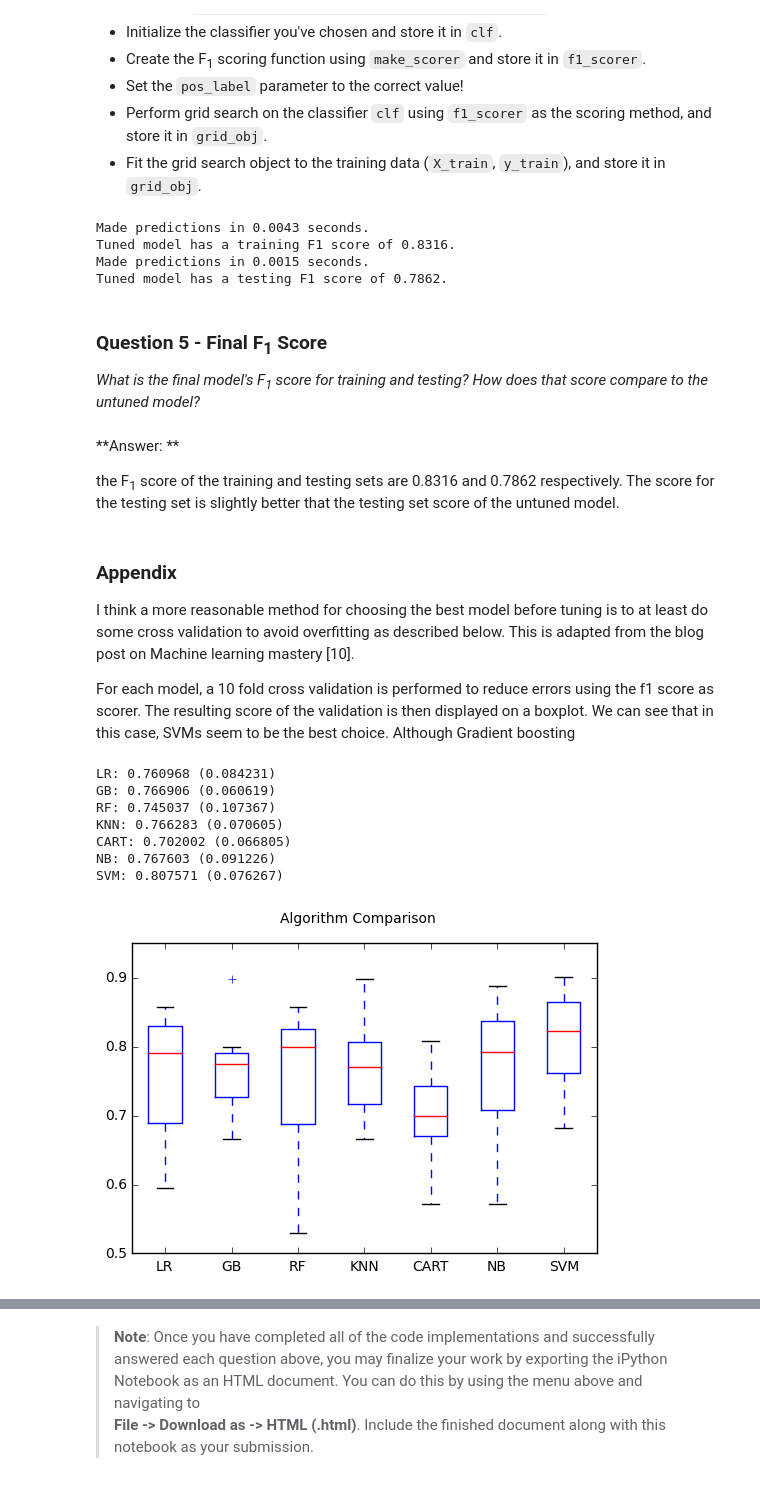
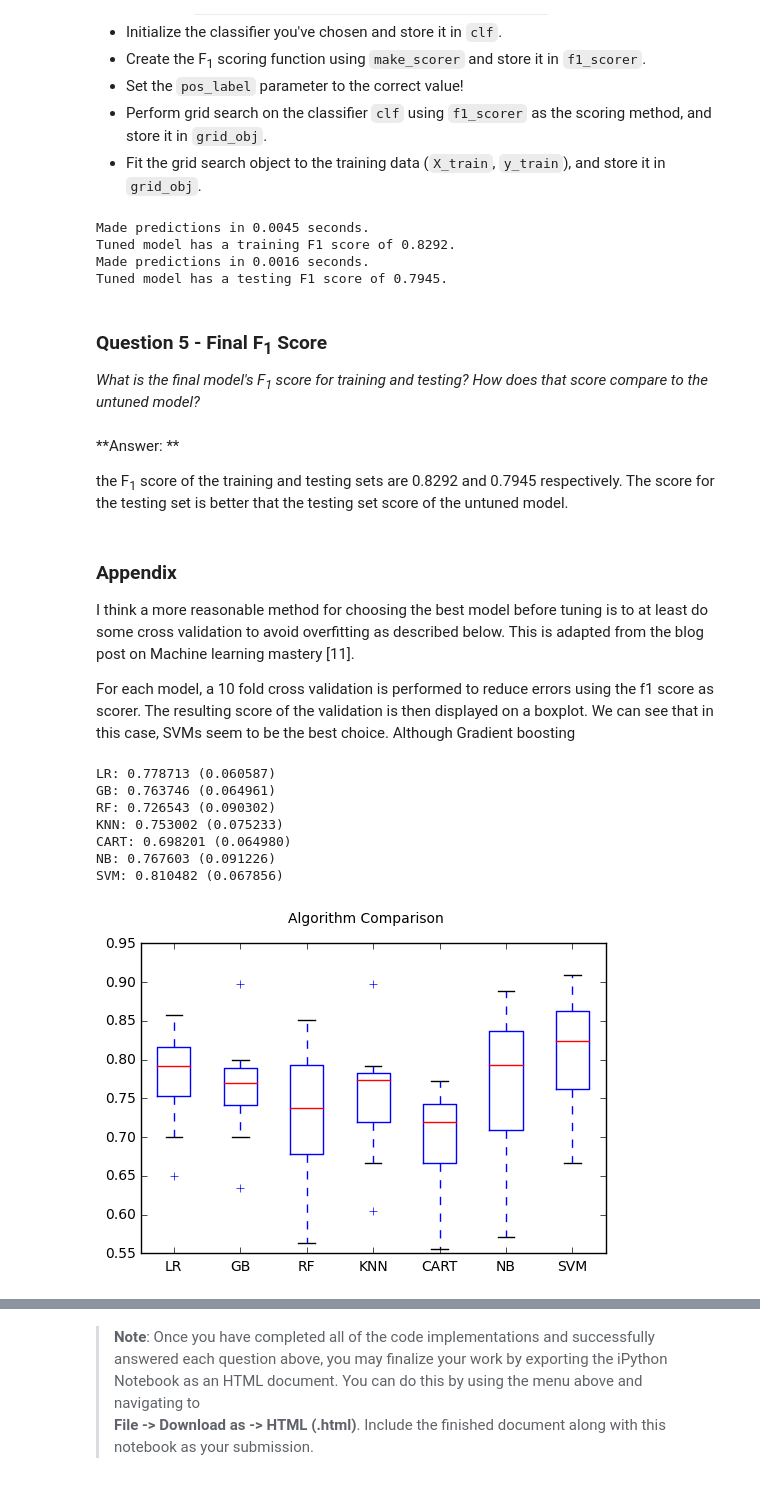
Before and after one commit to alpha-ibrahim/Udacity-machine-learning-engineer, a Jupyter notebook: student_intervention/student_intervention.ipynb, the cells around one changed output, grey strips where cells are left out. Drawn from its saved outputs; the diff is of its cells as text; code cells hidden in the pictures.

Commit message:
added the description of the kernel trick and scaled the data for svm.

```diff
--- a/student_intervention/student_intervention.ipynb
+++ b/student_intervention/student_intervention.ipynb
@@ -333,18 +333,27 @@ from sklearn.svm import SVC
 
 # TODO: Initialize the three models
 clf_A = DecisionTreeClassifier(random_state=0)
-clf_B = ensemble.GradientBoostingClassifier()
+clf_B = ensemble.GradientBoostingClassifier(random_state=0)
 clf_C = SVC()
 
+# import preprocessing to scale data for SVM
+from sklearn import preprocessing
 
+#scale the variables to be between 0 and 1
+min_max_scaler = preprocessing.MinMaxScaler()
+X_train_scaled =  min_max_scaler.fit_transform(X_train)
+X_test_scaled = min_max_scaler.transform(X_test)
+
+#print "X_train", X_train[:10]
+#print "X_train_scaled", X_train_scaled[:10]
 # TODO: Set up the training set sizes
-X_train_100 = X_train[:100]
+X_train_100 = X_train_scaled[:100]
 y_train_100 = y_train[:100]
 
-X_train_200 = X_train[:200]
+X_train_200 = X_train_scaled[:200]
 y_train_200 = y_train[:200]
 
-X_train_300 = X_train[:300]
+X_train_300 = X_train_scaled[:300]
 y_train_300 = y_train[:300]
 
 # TODO: Execute the 'train_predict' function for each classifier and each training set size
@@ -473,36 +493,36 @@ def scoring_metric(y_true, y_predict):
 f1_scorer = make_scorer(scoring_metric)
 
 # Create cross-validation sets from the training data
-cv_sets = ShuffleSplit(X_train.shape[0], n_iter = 10, test_size = 0.20, random_state = 0)
+cv_sets = ShuffleSplit(X_train_scaled.shape[0], n_iter = 10, test_size = 0.20, random_state = 0)
 
 # TODO: Perform grid search on the classifier using the f1_scorer as the scoring method
 grid_obj = GridSearchCV(estimator=clf, param_grid=parameters, scoring=f1_scorer, cv=cv_sets)
 
 # TODO: Fit the grid search object to the training data and find the optimal parameters
-grid_obj = grid_obj.fit(X_train, y_train)
+grid_obj = grid_obj.fit(X_train_scaled, y_train)
 
 # Get the estimator
 clf = grid_obj.best_estimator_
 
 # Report the final F1 score for training and testing after parameter tuning
-print "Tuned model has a training F1 score of {:.4f}.".format(predict_labels(clf, X_train, y_train))
-print "Tuned model has a testing F1 score of {:.4f}.".format(predict_labels(clf, X_test, y_test))
+print "Tuned model has a training F1 score of {:.4f}.".format(predict_labels(clf, X_train_scaled, y_train))
+print "Tuned model has a testing F1 score of {:.4f}.".format(predict_labels(clf, X_test_scaled, y_test))
 # %% [output]
-Made predictions in 0.0043 seconds.
-Tuned model has a training F1 score of 0.8316.
-Made predictions in 0.0015 seconds.
-Tuned model has a testing F1 score of 0.7862.
+Made predictions in 0.0045 seconds.
+Tuned model has a training F1 score of 0.8292.
+Made predictions in 0.0016 seconds.
+Tuned model has a testing F1 score of 0.7945.
 # %% [markdown]
 ### Question 5 - Final F<sub>1</sub> Score
 *What is the final model's F<sub>1</sub> score for training and testing? How does that score compare to the untuned model?*
 # %% [markdown]
 **Answer: **
 
-the F<sub>1</sub> score of the training and testing sets are 0.8316 and 0.7862 respectively. The score for the testing set is slightly better that the testing set score of the untuned model.
+the F<sub>1</sub> score of the training and testing sets are 0.8292 and 0.7945 respectively. The score for the testing set is better that the testing set score of the untuned model.
 # %% [markdown]
 ### Appendix
 
-I think a more reasonable method for choosing the best model before tuning is to at least do some cross validation to avoid overfitting as described below. This is adapted from the blog post on Machine learning mastery [10].
+I think a more reasonable method for choosing the best model before tuning is to at least do some cross validation to avoid overfitting as described below. This is adapted from the blog post on Machine learning mastery [11].
 
 For each model, a 10 fold cross validation is performed to reduce errors using the f1 score as scorer. The resulting score of the validation is then displayed on a boxplot. We can see that in this case, SVMs seem to be the best choice. Although Gradient boosting
 # %%
@@ -515,41 +535,41 @@ from sklearn.naive_bayes import GaussianNB
 # prepare configuration for cross validation test harness
 num_instances = len(X_train_300)
 # prepare models
 models = []
 models.append(('LR', LogisticRegression()))
 models.append(('GB',ensemble.GradientBoostingClassifier()))
 models.append(('RF',ensemble.RandomForestClassifier()))
 models.append(('KNN', KNeighborsClassifier()))
 models.append(('CART', DecisionTreeClassifier()))
 models.append(('NB', GaussianNB()))
 models.append(('SVM', SVC()))
 # evaluate each model in turn
 results = []
 names = []
 
 for name, model in models:
 	kfold = cross_validation.KFold(n=num_instances, n_folds=10, random_state=0)
-	cv_results = cross_validation.cross_val_score(model, X_train_300, y_train_300, cv=kfold, scoring=f1_scorer)
+	cv_results = cross_validation.cross_val_score(model, X_train_scaled, y_train, cv=kfold, scoring=f1_scorer)
 	results.append(cv_results)
 	names.append(name)
 	msg = "%s: %f (%f)" % (name, cv_results.mean(), cv_results.std())
 	print(msg)
 # boxplot algorithm comparison
 fig = plt.figure()
 fig.suptitle('Algorithm Comparison')
 ax = fig.add_subplot(111)
 plt.boxplot(results)
 ax.set_xticklabels(names)
 plt.show()
 # %% [output]
-LR: 0.760968 (0.084231)
-GB: 0.766906 (0.060619)
-RF: 0.745037 (0.107367)
-KNN: 0.766283 (0.070605)
-CART: 0.702002 (0.066805)
+LR: 0.778713 (0.060587)
+GB: 0.763746 (0.064961)
+RF: 0.726543 (0.090302)
+KNN: 0.753002 (0.075233)
+CART: 0.698201 (0.064980)
 NB: 0.767603 (0.091226)
-SVM: 0.807571 (0.076267)
+SVM: 0.810482 (0.067856)
-[figure, old version]
+[figure, new version]
 # %% [markdown]
 ### References
 
```
Also changed, not shown: parts of 4 cells of this notebook, 4 other files.
